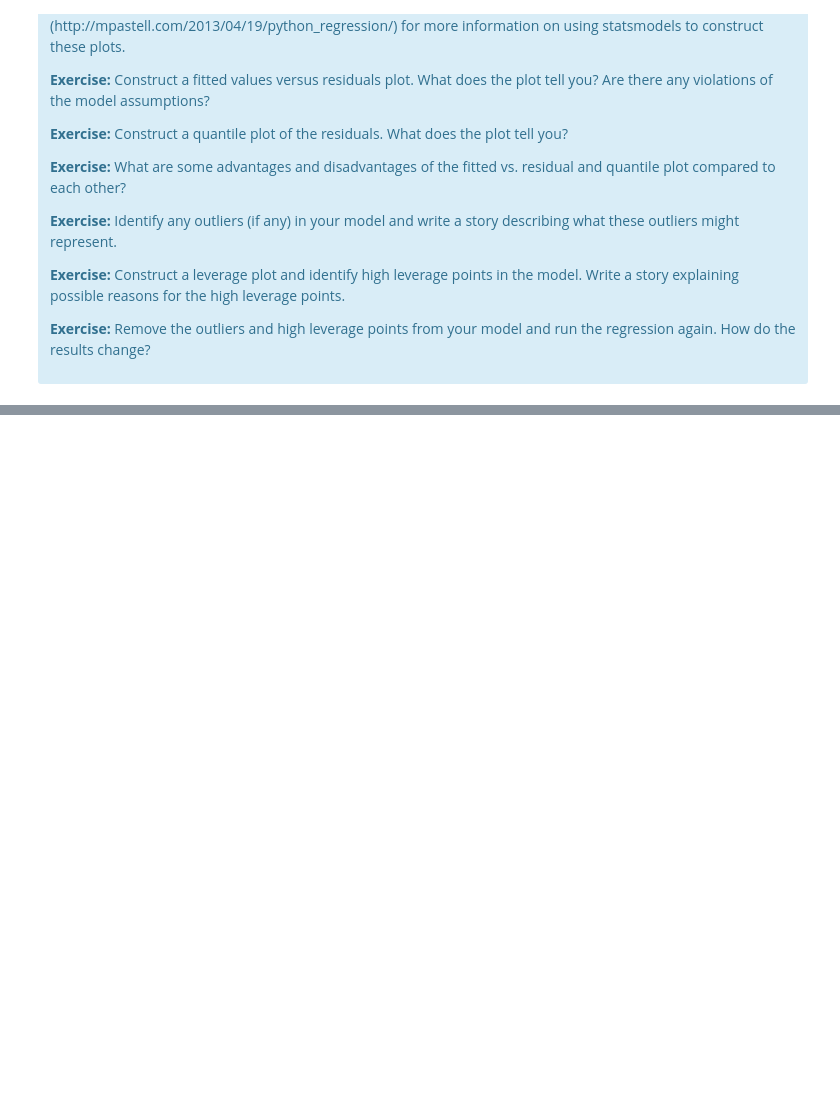
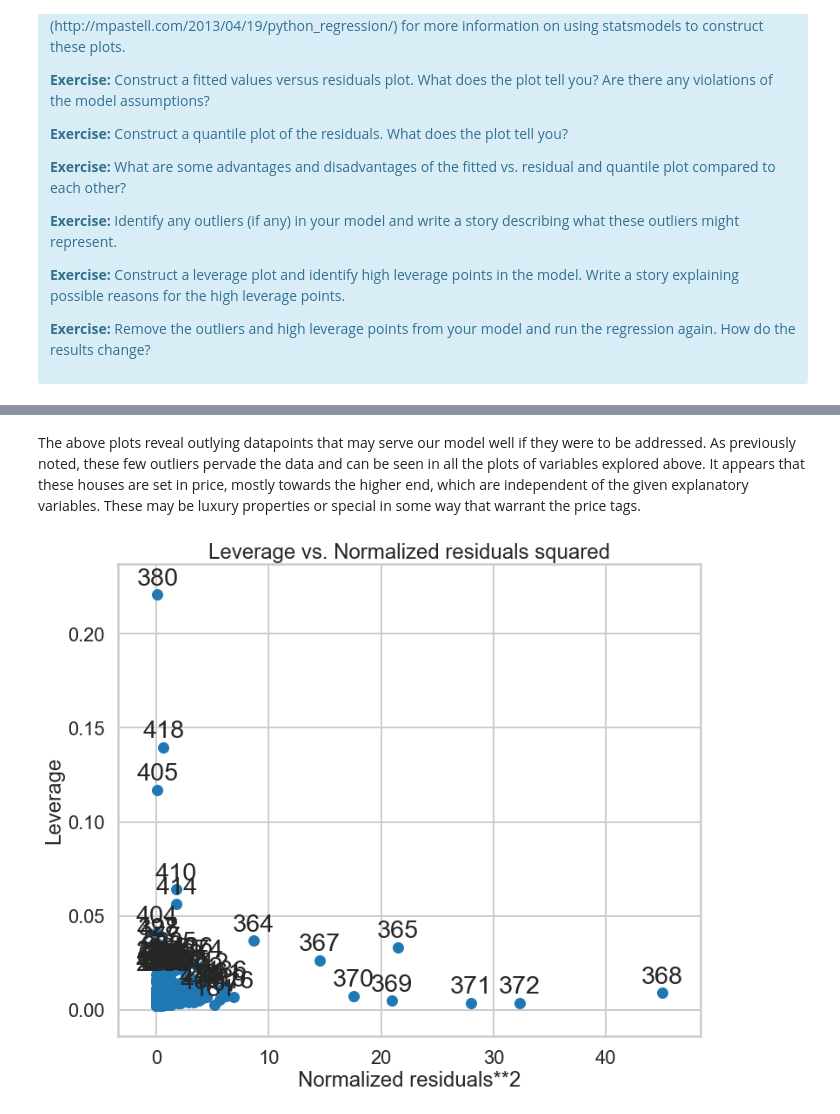
Before and after one commit to nguyenvuong45/SB-Assignments, a Jupyter notebook: linear_regression/Mini_Project_Linear_Regression.ipynb, the cells around one changed output, grey strips where cells are left out. Cells and saved outputs as stored; diff of their text form; code cells hidden in the pictures; blank space fills up the shorter version.

```diff
--- a/linear_regression/Mini_Project_Linear_Regression.ipynb
+++ b/linear_regression/Mini_Project_Linear_Regression.ipynb
@@ -794,0 +933,9 @@ There are some other issues that are important investigate with linear regressio
+# %% [markdown]
+The above plots reveal outlying datapoints that may serve our model well if they were to be addressed. As previously noted, these few outliers pervade the data and can be seen in all the plots of variables explored above. It appears that these houses are set in price, mostly towards the higher end, which are independent of the given explanatory variables. These may be luxury properties or special in some way that warrant the price tags.
+# %%
+
+fig, ax = plt.subplots(figsize=(12,10))
+fig = sm.graphics.plot_leverage_resid2(result, ax=ax)
+# fig = sm.graphics.influence_plot(result, ax=ax, criterion='cook')
+# %% [output]
+[figure, added]
```
Also changed, not shown: parts of 27 cells of this notebook.
